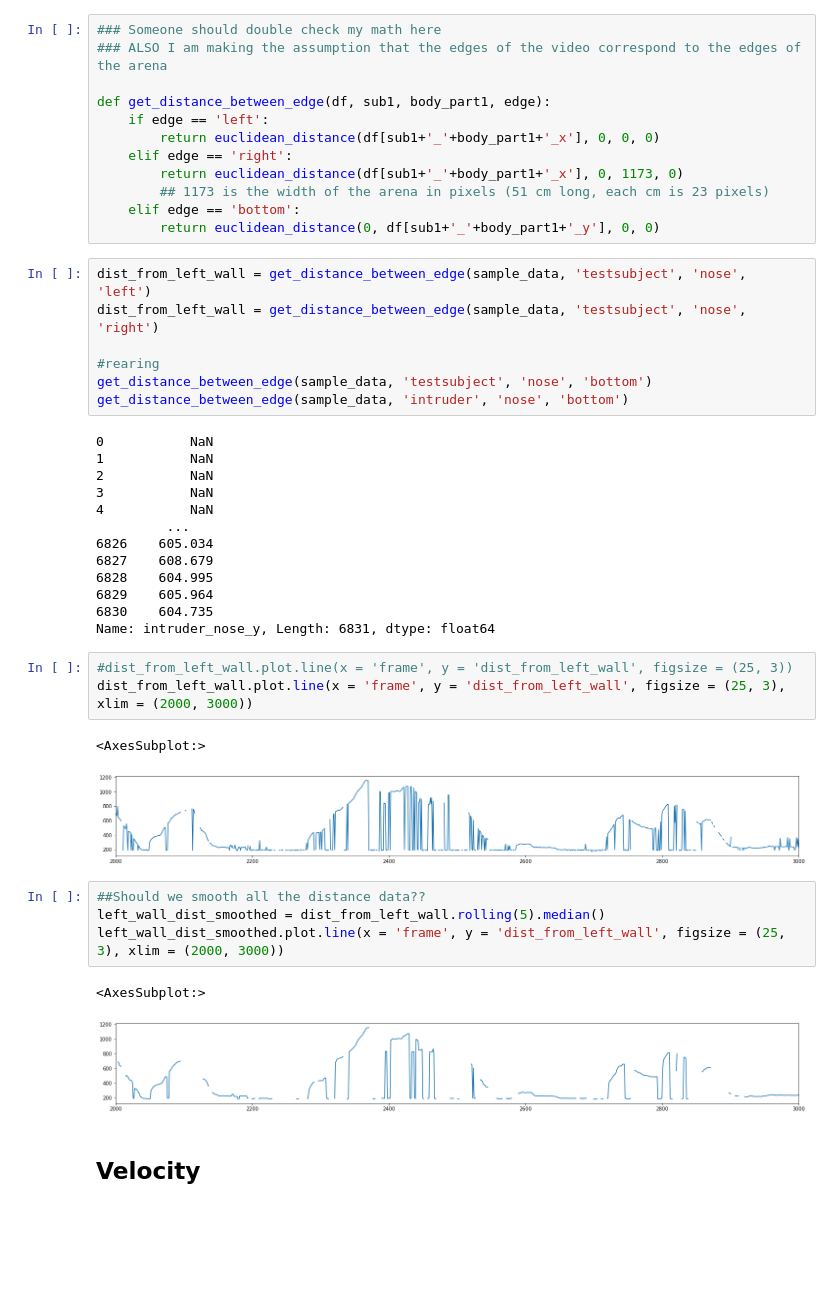
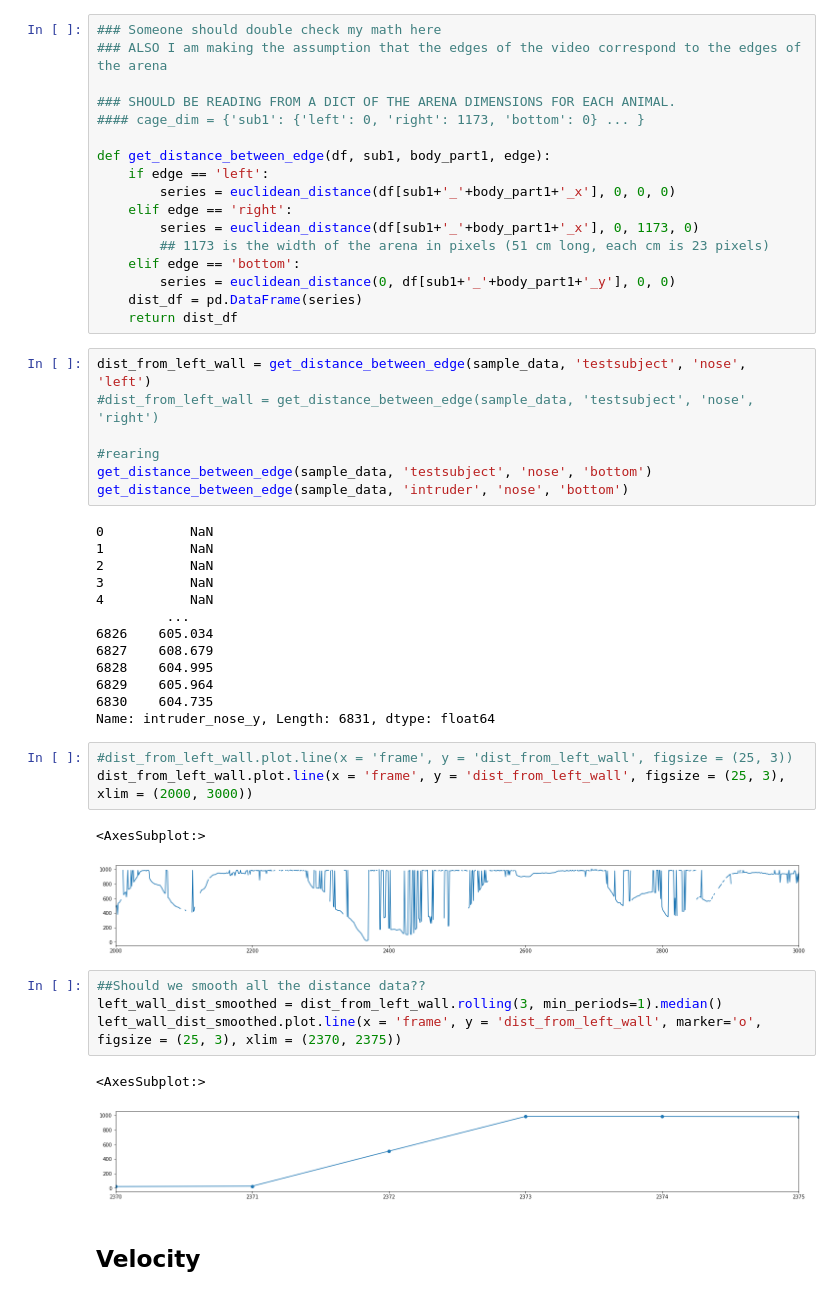
Before and after one commit to BAYESandBRAINS/deep_lab_cut, a Jupyter notebook: organize_data_one_sub.ipynb, the cells around one changed output. Saved outputs shown, nothing was run; the diff lists cells and outputs as text; blank space fills up the shorter version.

```diff
--- a/organize_data_one_sub.ipynb
+++ b/organize_data_one_sub.ipynb
@@ -85,17 +126,22 @@ Length: 6831, dtype: float64
 ### Someone should double check my math here
 ### ALSO I am making the assumption that the edges of the video correspond to the edges of the arena
 
+### SHOULD BE READING FROM A DICT OF THE ARENA DIMENSIONS FOR EACH ANIMAL.
+#### cage_dim = {'sub1': {'left': 0, 'right': 1173, 'bottom': 0} ... }
+
 def get_distance_between_edge(df, sub1, body_part1, edge):
     if edge == 'left':
-        return euclidean_distance(df[sub1+'_'+body_part1+'_x'], 0, 0, 0)
+        series = euclidean_distance(df[sub1+'_'+body_part1+'_x'], 0, 0, 0)
     elif edge == 'right':
-        return euclidean_distance(df[sub1+'_'+body_part1+'_x'], 0, 1173, 0)
+        series = euclidean_distance(df[sub1+'_'+body_part1+'_x'], 0, 1173, 0)
         ## 1173 is the width of the arena in pixels (51 cm long, each cm is 23 pixels)
     elif edge == 'bottom':
-        return euclidean_distance(0, df[sub1+'_'+body_part1+'_y'], 0, 0)
+        series = euclidean_distance(0, df[sub1+'_'+body_part1+'_y'], 0, 0)
+    dist_df = pd.DataFrame(series)
+    return dist_df
 # %%
 dist_from_left_wall = get_distance_between_edge(sample_data, 'testsubject', 'nose', 'left')
-dist_from_left_wall = get_distance_between_edge(sample_data, 'testsubject', 'nose', 'right')
+#dist_from_left_wall = get_distance_between_edge(sample_data, 'testsubject', 'nose', 'right')
 
 #rearing
 get_distance_between_edge(sample_data, 'testsubject', 'nose', 'bottom')
@@ -118,14 +164,14 @@ Name: intruder_nose_y, Length: 6831, dtype: float64
 dist_from_left_wall.plot.line(x = 'frame', y = 'dist_from_left_wall', figsize = (25, 3), xlim = (2000, 3000))
 # %% [output]
 <AxesSubplot:>
-[figure, old version]
+[figure, new version]
 # %%
 ##Should we smooth all the distance data??
-left_wall_dist_smoothed = dist_from_left_wall.rolling(5).median()
-left_wall_dist_smoothed.plot.line(x = 'frame', y = 'dist_from_left_wall', figsize = (25, 3), xlim = (2000, 3000))
+left_wall_dist_smoothed = dist_from_left_wall.rolling(3, min_periods=1).median()
+left_wall_dist_smoothed.plot.line(x = 'frame', y = 'dist_from_left_wall', marker='o', figsize = (25, 3), xlim = (2370, 2375))
 # %% [output]
 <AxesSubplot:>
-[figure, old version]
+[figure, new version]
 # %% [markdown]
 ## Velocity
 # %%
```
Also changed, not shown: parts of 15 cells of this notebook, 3 other files.
